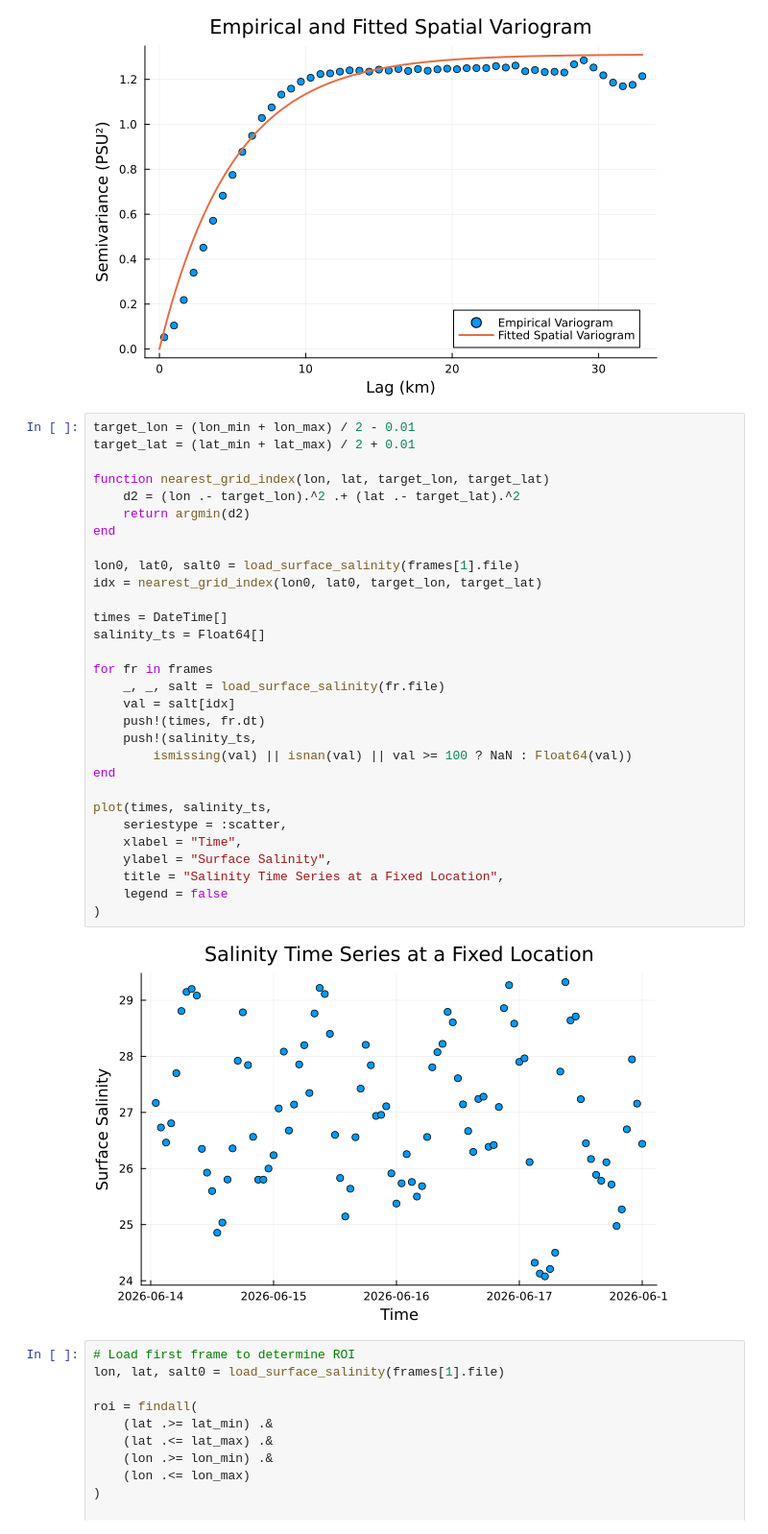
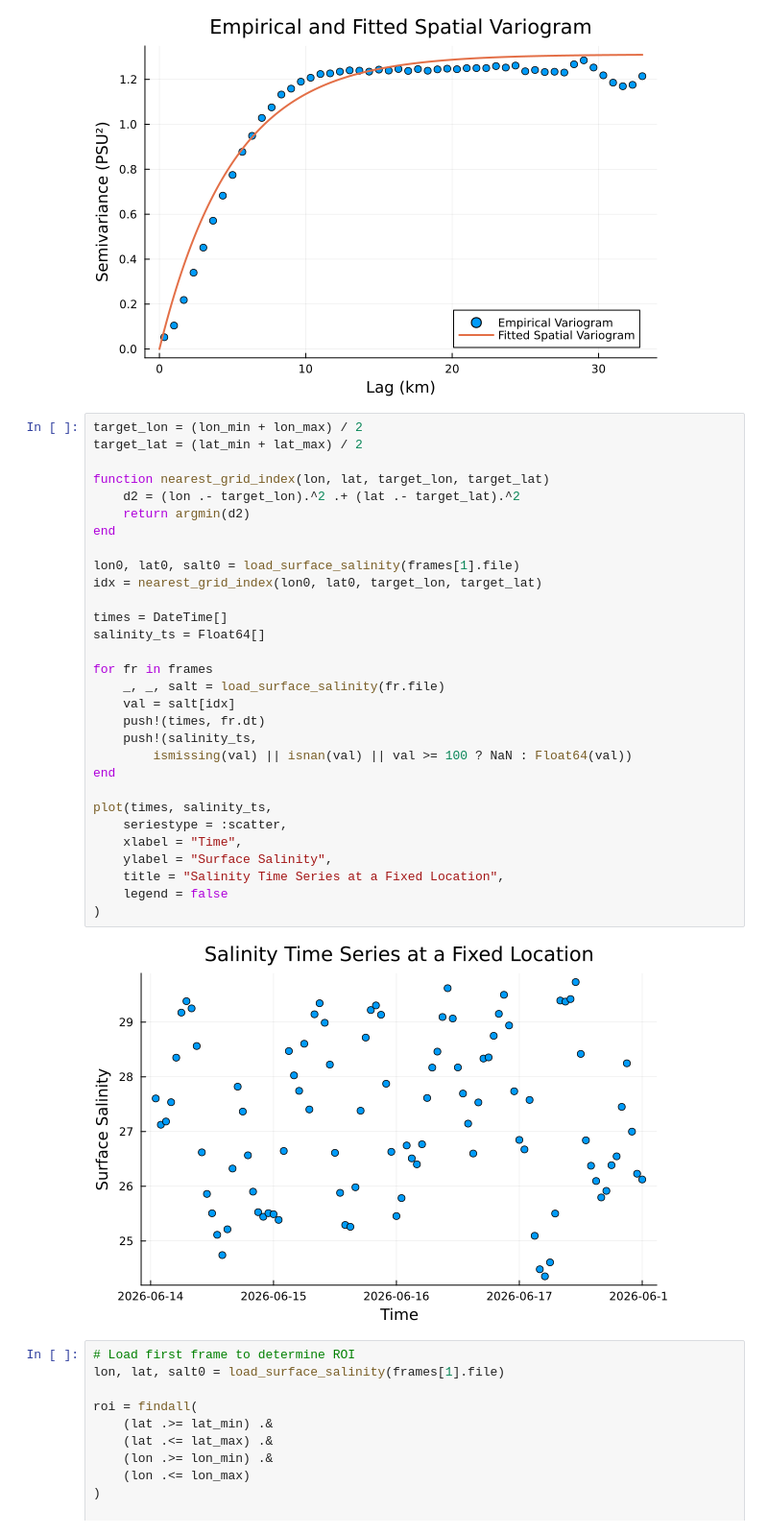
Before and after one commit to kmgovind/scientific-data-models, a Jupyter notebook: chesapeake_bay_salinity/cb_length_scales.ipynb, the cells around one changed output. Shown at 96% size. Saved outputs shown, nothing was run; the diff lists cells and outputs as text.

```diff
--- a/chesapeake_bay_salinity/cb_length_scales.ipynb
+++ b/chesapeake_bay_salinity/cb_length_scales.ipynb
@@ -215,37 +215,37 @@ plot!()
 # %% [output]
 [figure]
 # %%
-target_lon = (lon_min + lon_max) / 2 - 0.01
-target_lat = (lat_min + lat_max) / 2 + 0.01
+target_lon = (lon_min + lon_max) / 2
+target_lat = (lat_min + lat_max) / 2
 
 function nearest_grid_index(lon, lat, target_lon, target_lat)
     d2 = (lon .- target_lon).^2 .+ (lat .- target_lat).^2
     return argmin(d2)
 end
 
 lon0, lat0, salt0 = load_surface_salinity(frames[1].file)
 idx = nearest_grid_index(lon0, lat0, target_lon, target_lat)
 
 times = DateTime[]
 salinity_ts = Float64[]
 
 for fr in frames
     _, _, salt = load_surface_salinity(fr.file)
     val = salt[idx]
     push!(times, fr.dt)
     push!(salinity_ts,
         ismissing(val) || isnan(val) || val >= 100 ? NaN : Float64(val))
 end
 
 plot(times, salinity_ts,
     seriestype = :scatter,
     xlabel = "Time",
     ylabel = "Surface Salinity",
     title = "Salinity Time Series at a Fixed Location",
     legend = false
 )
 # %% [output]
-[figure, old version]
+[figure, new version]
 # %%
 # Load first frame to determine ROI
 lon, lat, salt0 = load_surface_salinity(frames[1].file)
```
Also changed, not shown: parts of 2 cells of this notebook, 2 other files.
